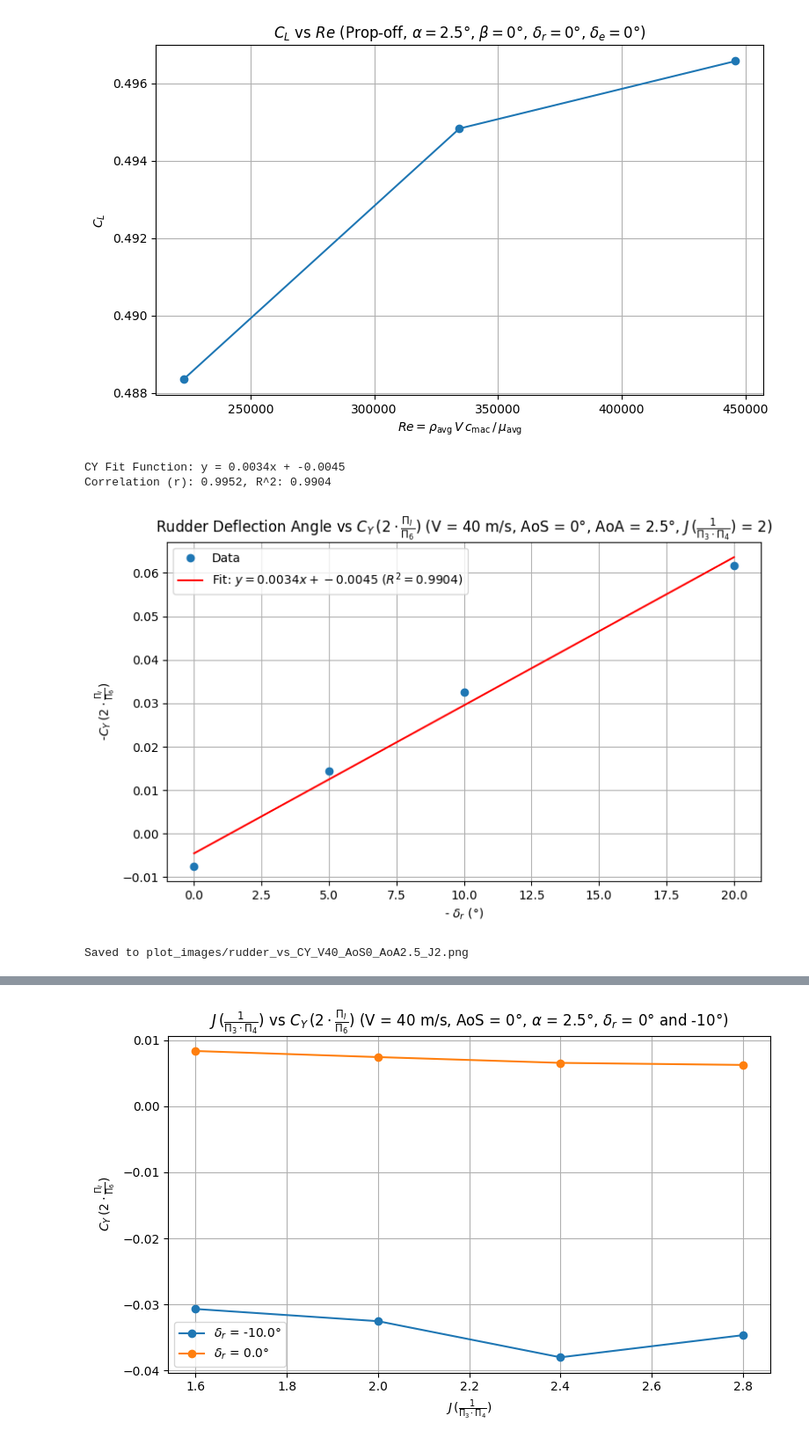
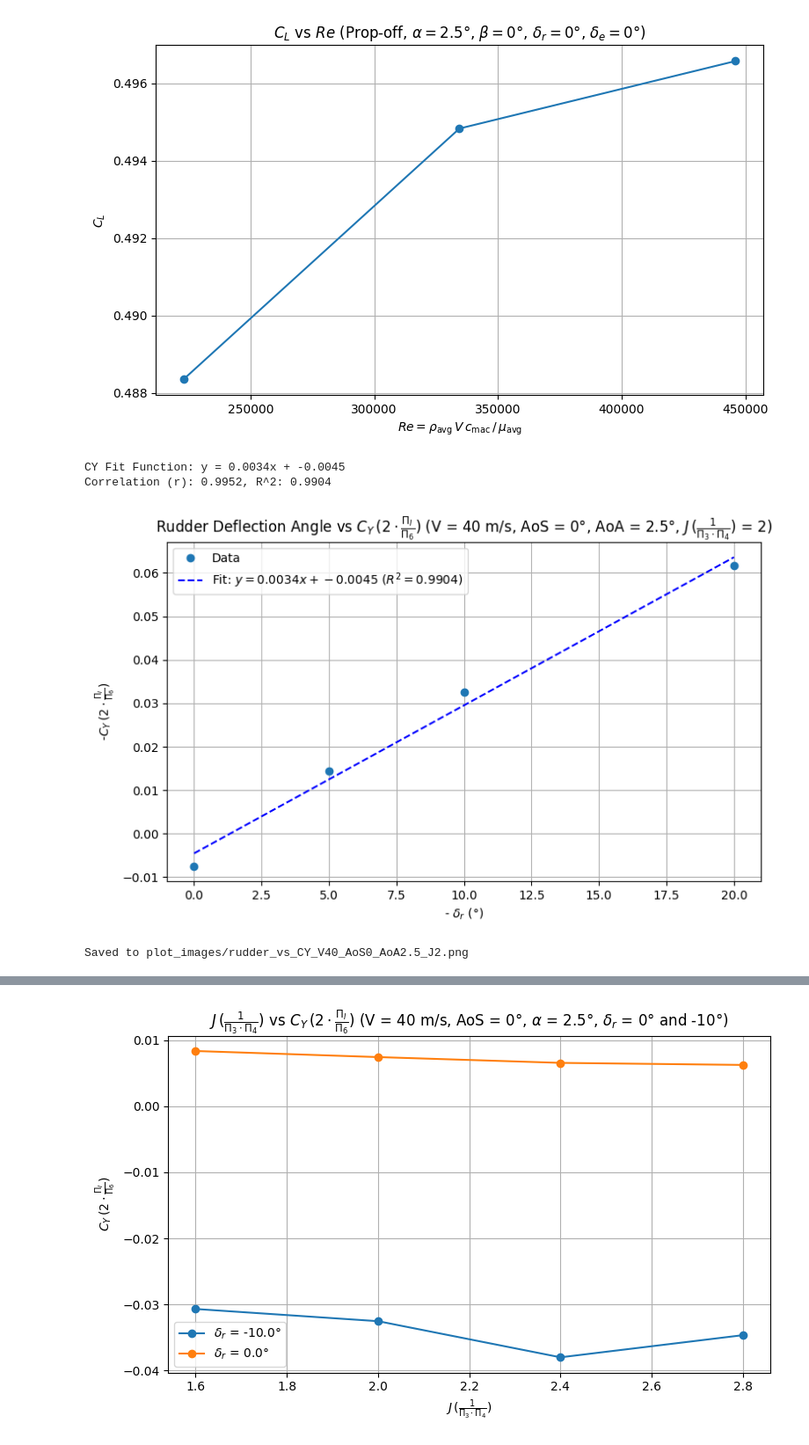
Before and after one commit to DCdeJong2002/Group_15_Redo_BAL, a Jupyter notebook: data_plotter.ipynb, the cells around one changed output, grey strips where cells are left out. Shown at 88% size. Drawn from its saved outputs; the diff is of its cells as text; code cells hidden in the pictures.

```diff
--- a/data_plotter.ipynb
+++ b/data_plotter.ipynb
@@ -128,35 +128,35 @@ print(f"Correlation (r): {r_val_cy:.4f}, R^2: {r_squared_cy:.4f}\n")
 def cy_from_dr(dr_neg):
     return slope_cy * dr_neg + intercept_cy
 
 fig, ax = plt.subplots(figsize=(8, 5))
 
 # Plot data
 ax.plot(x, y, marker="o", linestyle="None", label="Data")
 
 # Plot fit
 x_fit = np.linspace(x.min(), x.max(), 100)
 y_fit = cy_from_dr(x_fit)
 ax.plot(
     x_fit, y_fit,
     linestyle="--",
-    color="red",
+    color="blue",
     label=rf"Fit: $y = {slope_cy:.4f}x + {intercept_cy:.4f}$ ($R^2={r_squared_cy:.4f}$)"
 )
 
 ax.set_xlabel(r"- $\delta_r$ (°)")
 ax.set_ylabel(r"-$C_Y \, (2 \cdot \frac{\Pi_I}{\Pi_6})$")
 ax.set_title(r"Rudder Deflection Angle vs $C_Y \, (2 \cdot \frac{\Pi_I}{\Pi_6})$ (V = 40 m/s, AoS = 0°, AoA = 2.5°, $J \, (\frac{1}{\Pi_3 \cdot \Pi_4})$ = 2)")
 ax.grid(True)
 ax.legend()
 
 plt.tight_layout()
 plt.savefig("plot_images/rudder_vs_CY_V40_AoS0_AoA2.5_J2.png", dpi=150)
 plt.show()
 print("Saved to plot_images/rudder_vs_CY_V40_AoS0_AoA2.5_J2.png")
 # %% [output]
 CY Fit Function: y = 0.0034x + -0.0045
 Correlation (r): 0.9952, R^2: 0.9904
-[figure, old version]
+[figure, new version]
 Saved to plot_images/rudder_vs_CY_V40_AoS0_AoA2.5_J2.png
 # %%
 import matplotlib.pyplot as plt
```
Also changed, not shown: parts of 6 cells of this notebook.
